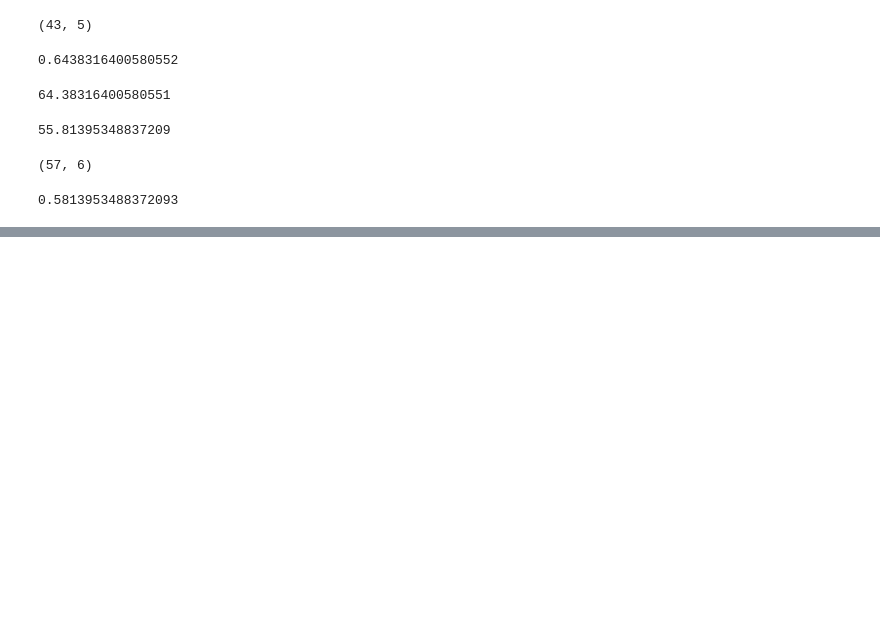
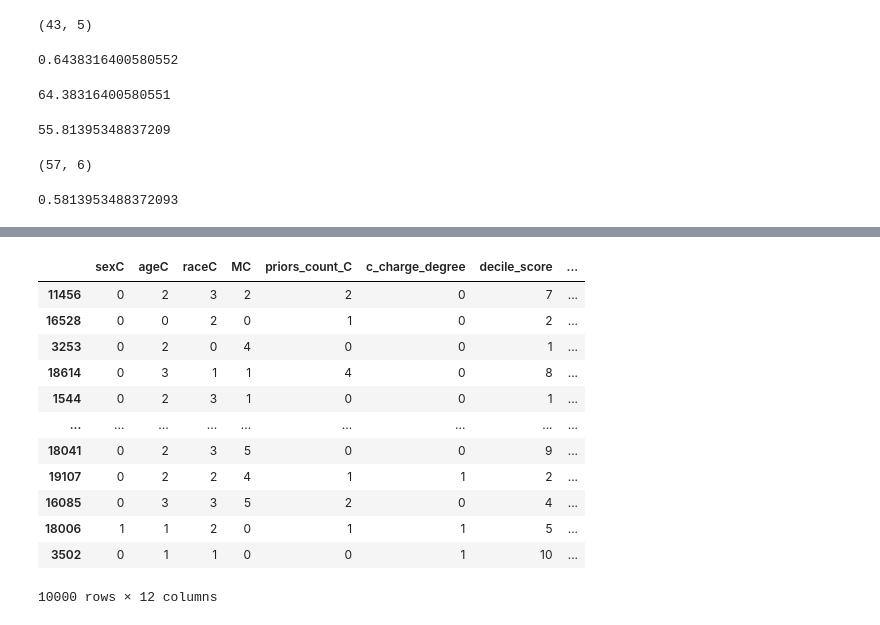
Before and after one commit to JinyangLi01/UnfairlyTreatedGroupDetection, a Jupyter notebook: Coding/DataPreprocessing/CompasDataset_0.ipynb, the cells around one changed output, grey strips where cells are left out. Drawn from its saved outputs; the diff is of its cells as text; code cells hidden in the pictures; blank space fills up the shorter version.

```diff
--- a/Coding/DataPreprocessing/CompasDataset_0.ipynb
+++ b/Coding/DataPreprocessing/CompasDataset_0.ipynb
@@ -407,0 +415,7 @@ accuracy_score(y_HF_test, clf.predict(X_HF_test))
+# %%
+
+
+compas_data = pd.read_csv("../../InputData/CompasData/LargerDatasets/20000.csv")
+print(len(compas_data))
+
+compas_data[:3]
@@ -407,0 +428,11 @@ accuracy_score(y_HF_test, clf.predict(X_HF_test))
+# %%
+# features = ['sexC', 'ageC','raceC', 'MC','priors_count_C']
+
+
+features =['sexC', 'ageC','raceC', 'MC', 'priors_count_C', 'c_charge_degree', 'decile_score', 'c_days_from_compas_C',
+ 'juv_fel_count_C', 'juv_misd_count_C', 'juv_other_count_C']
+
+
+X = compas_data[features].copy()
+y = compas_data['is_recid'].copy()
+X_train, X_test, y_train, y_test = train_test_split(X, y, test_size=0.5, random_state=1)
@@ -407,0 +454,20 @@ accuracy_score(y_HF_test, clf.predict(X_HF_test))
+# %%
+X_test_res = X_test.copy()
+# %%
+X_test_res['act'] = y_test
+# %%
+X_test_res
+# %% [output]
+|  | sexC | ageC | raceC | MC | priors_count_C | c_charge_degree | decile_score | ... |
+| 11456 | 0 | 2 | 3 | 2 | 2 | 0 | 7 | ... |
+| 16528 | 0 | 0 | 2 | 0 | 1 | 0 | 2 | ... |
+| 3253 | 0 | 2 | 0 | 4 | 0 | 0 | 1 | ... |
+| 18614 | 0 | 3 | 1 | 1 | 4 | 0 | 8 | ... |
+| 1544 | 0 | 2 | 3 | 1 | 0 | 0 | 1 | ... |
+| ... | ... | ... | ... | ... | ... | ... | ... | ... |
+| 18041 | 0 | 2 | 3 | 5 | 0 | 0 | 9 | ... |
+| 19107 | 0 | 2 | 2 | 4 | 1 | 1 | 2 | ... |
+| 16085 | 0 | 3 | 3 | 5 | 2 | 0 | 4 | ... |
+| 18006 | 1 | 1 | 2 | 0 | 1 | 1 | 5 | ... |
+| 3502 | 0 | 1 | 1 | 0 | 0 | 1 | 10 | ... |
+10000 rows × 12 columns
```
Also changed, not shown: parts of 20 cells of this notebook, 45 other files.
